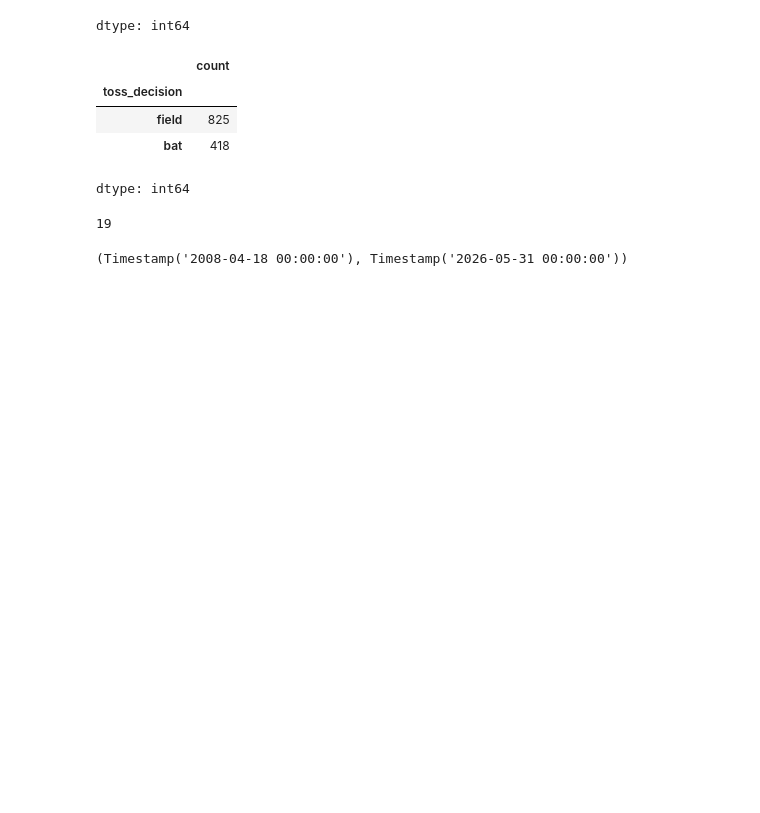
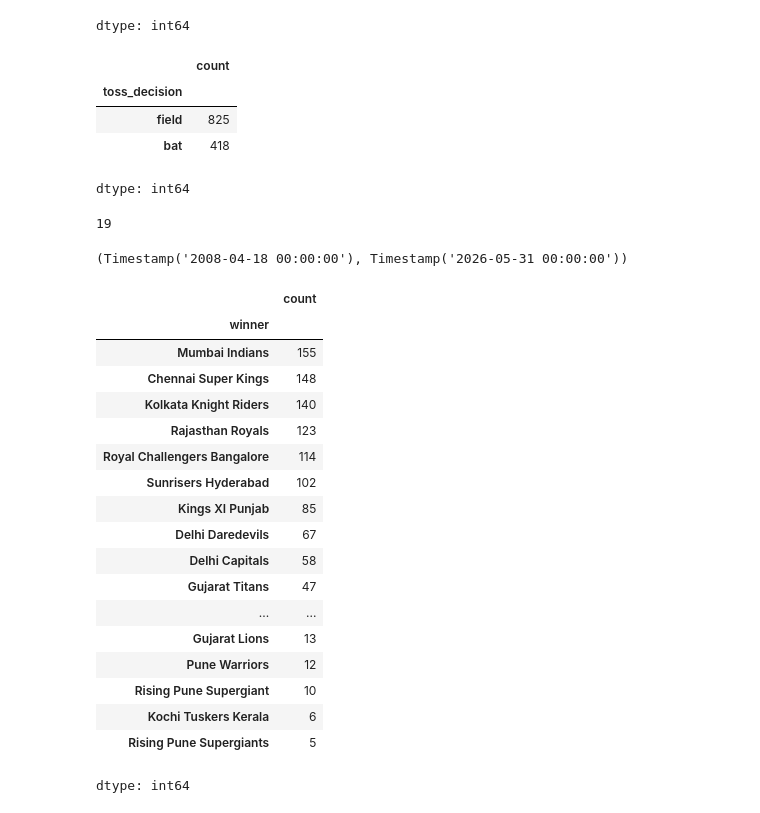
Before and after one commit to shubhampk37/data-analysis-practice, a Jupyter notebook: EDA/01_IPL/analysis.ipynb, the cells around one changed output. Saved outputs shown, nothing was run; the diff lists cells and outputs as text; code cells hidden in the pictures; blank space fills up the shorter version.

```diff
--- a/EDA/01_IPL/analysis.ipynb
+++ b/EDA/01_IPL/analysis.ipynb
@@ -309,3 +304,25 @@ pd.unique(df[["team_1", "team_2"]].values.ravel()).size
 df["date"].min(), df["date"].max()
 # %% [output]
 (Timestamp('2008-04-18 00:00:00'), Timestamp('2026-05-31 00:00:00'))
+# %%
+df["winner"].value_counts()
+# %% [output]
+|  | count |
+| winner |  |
+| Mumbai Indians | 155 |
+| Chennai Super Kings | 148 |
+| Kolkata Knight Riders | 140 |
+| Rajasthan Royals | 123 |
+| Royal Challengers Bangalore | 114 |
+| Sunrisers Hyderabad | 102 |
+| Kings XI Punjab | 85 |
+| Delhi Daredevils | 67 |
+| Delhi Capitals | 58 |
+| Gujarat Titans | 47 |
+| ... | ... |
+| Gujarat Lions | 13 |
+| Pune Warriors | 12 |
+| Rising Pune Supergiant | 10 |
+| Kochi Tuskers Kerala | 6 |
+| Rising Pune Supergiants | 5 |
+dtype: int64
```
Also changed, not shown: parts of 14 cells of this notebook.
